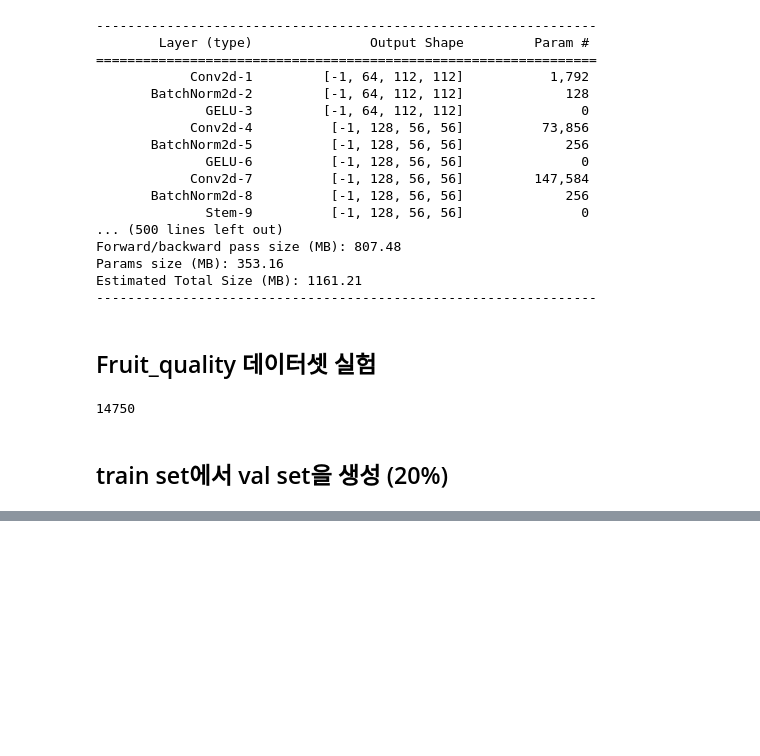
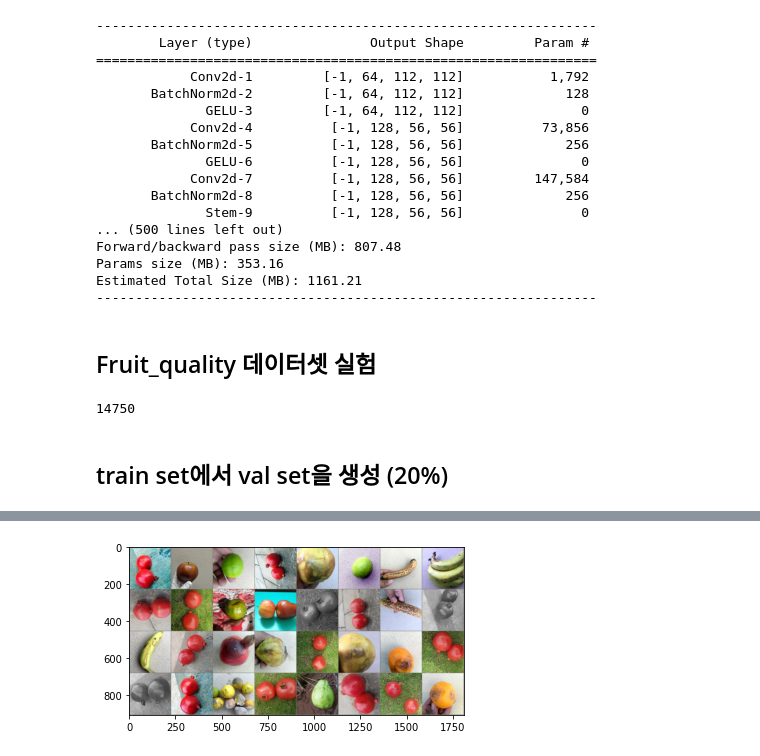
Before and after one commit to jhbae1184/Colab_pretrained_GNN, a Jupyter notebook: ViG_test2.ipynb, the cells around one changed output, grey strips where cells are left out. Drawn from its saved outputs; the diff is of its cells as text; code cells hidden in the pictures; blank space fills up the shorter version.

```diff
--- a/ViG_test2.ipynb
+++ b/ViG_test2.ipynb
@@ -1058,2 +1123,14 @@ print([class_names[x] for x in classes])
+# %%
+
+# 학습 데이터의 배치를 얻습니다.
+inputs, classes = next(iter(testloader))
+
+# 배치로부터 격자 형태의 이미지를 만듭니다.
+out = torchvision.utils.make_grid(inputs)
+
+imshow(out)
+# print([class_names[x] for x in classes])
+# %% [output]
+[figure, added]
 # %%
 from tqdm import tqdm
```
Also changed, not shown: parts of 28 cells of this notebook.
